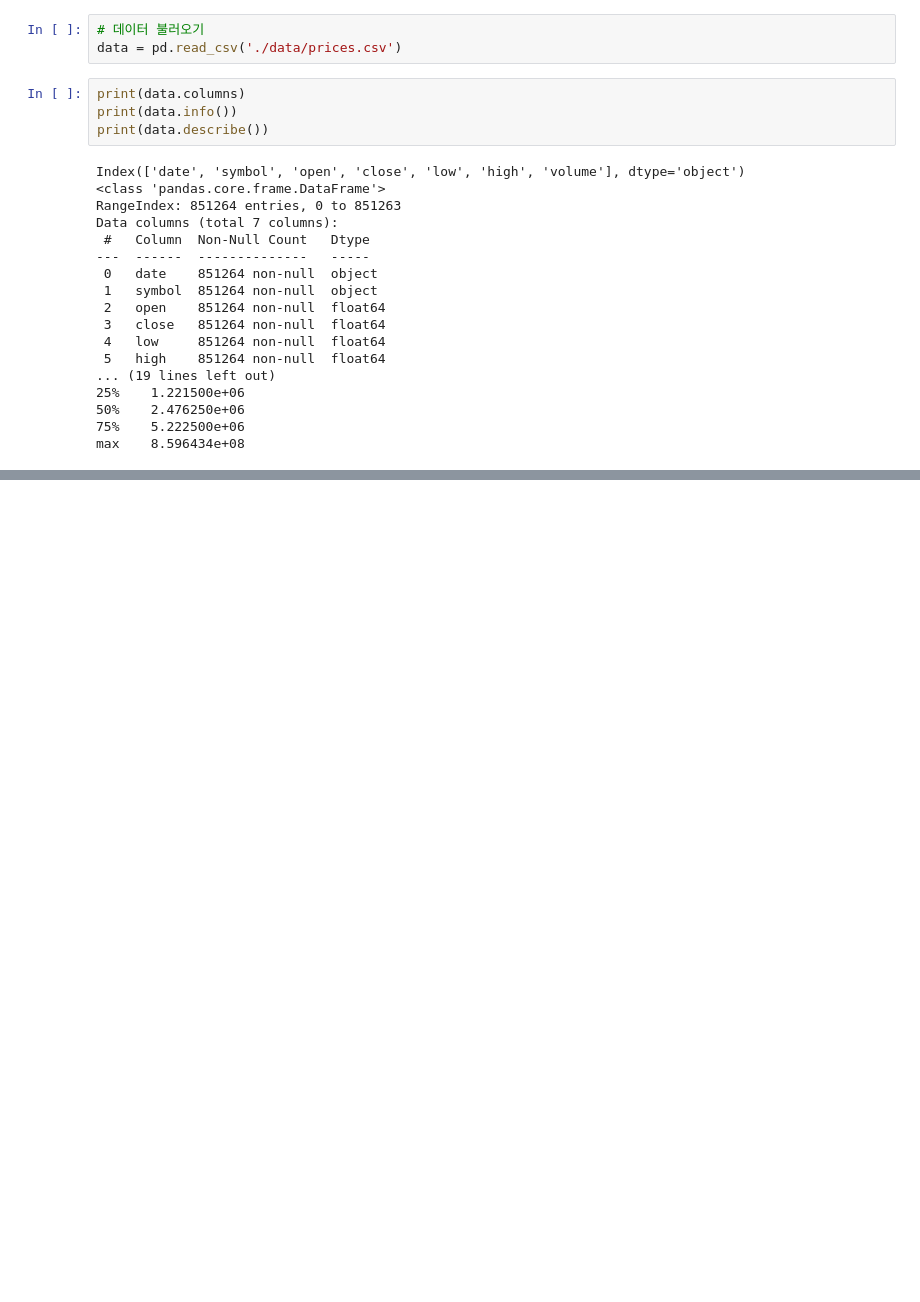
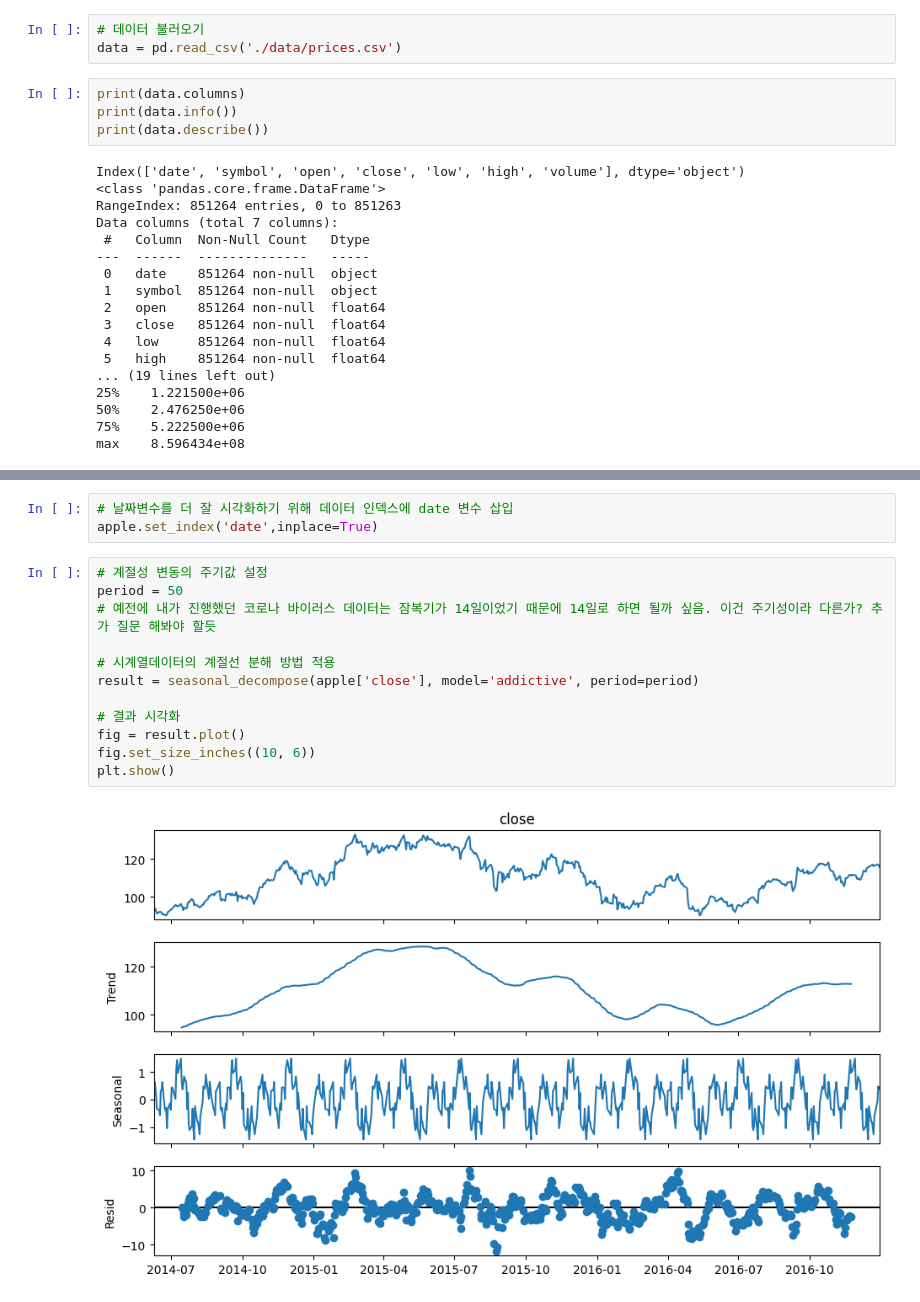
Before and after one commit to KJH121212/TIL, a Jupyter notebook: python_note/Time_Series.ipynb, the cells around one changed output, grey strips where cells are left out. Saved outputs shown, nothing was run; the diff lists cells and outputs as text; blank space fills up the shorter version.

```diff
--- a/python_note/Time_Series.ipynb
+++ b/python_note/Time_Series.ipynb
@@ -71,0 +234,17 @@ ValueError: unconverted data remains when parsing with format "%Y-%m-%d": " 00:0
+# %%
+# 날짜변수를 더 잘 시각화하기 위해 데이터 인덱스에 date 변수 삽입
+apple.set_index('date',inplace=True)
+# %%
+# 계절성 변동의 주기값 설정
+period = 50
+# 예전에 내가 진행했던 코로나 바이러스 데이터는 잠복기가 14일이었기 때문에 14일로 하면 될까 싶음. 이건 주기성이라 다른가? 추가 질문 해봐야 할듯
+
+# 시계열데이터의 계절선 분해 방법 적용
+result = seasonal_decompose(apple['close'], model='addictive', period=period)
+
+# 결과 시각화
+fig = result.plot()
+fig.set_size_inches((10, 6))
+plt.show()
+# %% [output]
+[figure, added]
```
Also changed, not shown: parts of 21 cells of this notebook, 2 other files.
